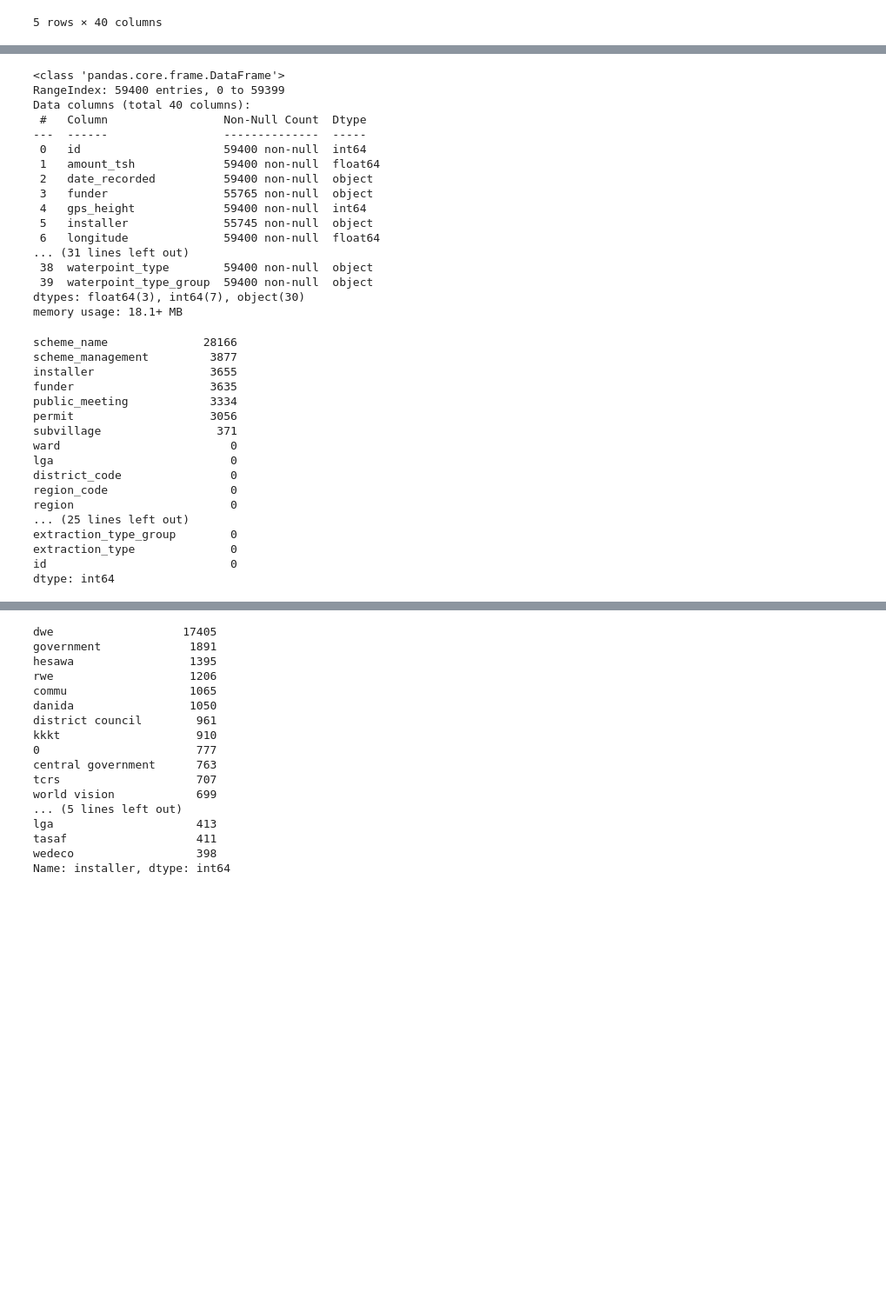
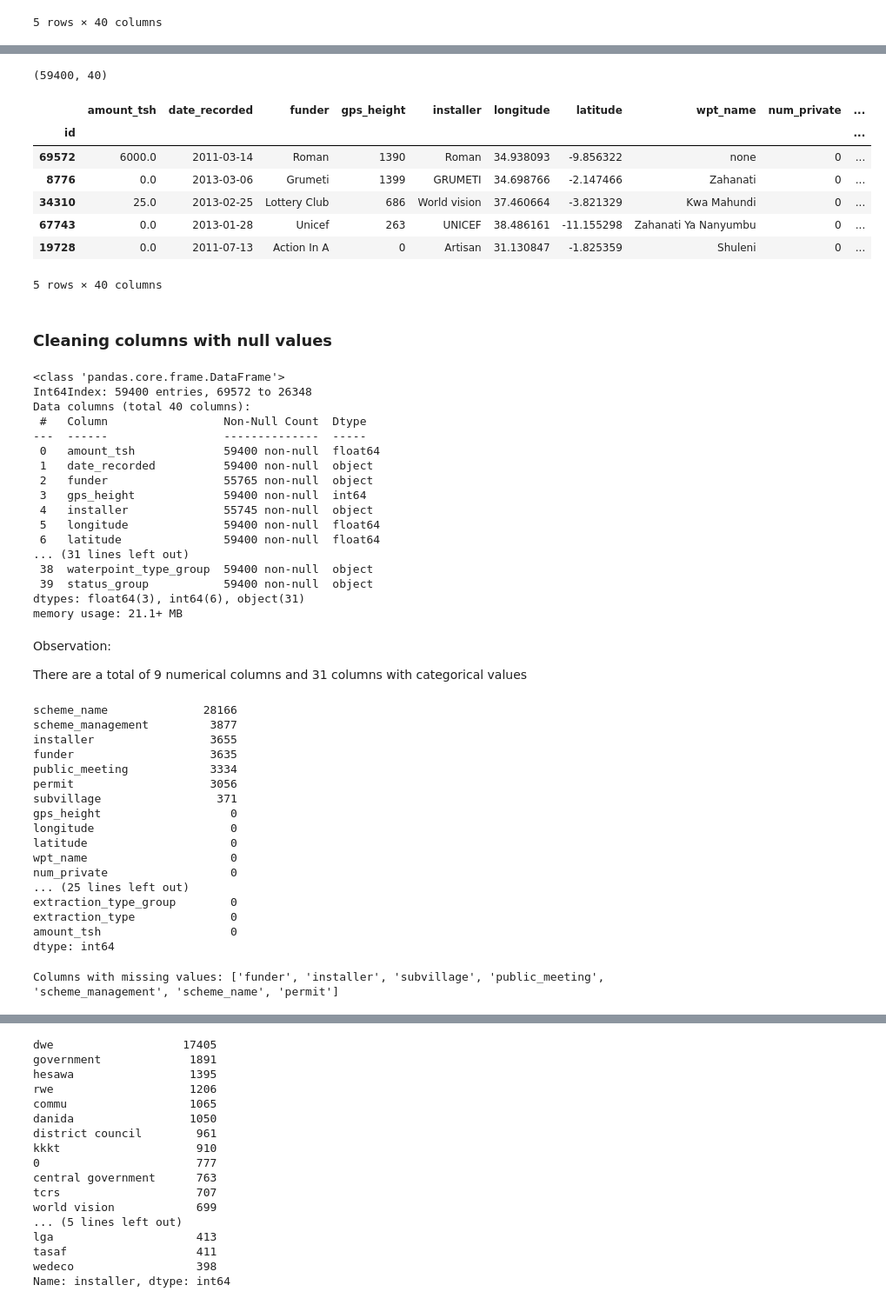
Before and after one commit to sharleneateyo/phase_3_project, a Jupyter notebook: notebook.ipynb, the cells around one changed output, grey strips where cells are left out. Shown at 87% size. Cells and saved outputs as stored; diff of their text form; code cells hidden in the pictures; blank space fills up the shorter version.

Commit message:
advanced data cleaning

```diff
--- a/notebook.ipynb
+++ b/notebook.ipynb
@@ -117,28 +112,54 @@ The training set values has 59400 records and 2 features
 The training set values has 14850 records and 40 features
+# %%
+# joining training labels and training values df
+train_df= pd.concat([trainig_values_df, training_labels_df], axis= 1)
+# %%
+# checking the shape of the joined data
+train_df.shape
+# %% [output]
+(59400, 40)
+# %%
+# checking the df
+train_df.head()
+# %% [output]
+|  | amount_tsh | date_recorded | funder | gps_height | installer | longitude | latitude | wpt_name | num_private | ... |
+| id |  |  |  |  |  |  |  |  |  | ... |
+| 69572 | 6000.0 | 2011-03-14 | Roman | 1390 | Roman | 34.938093 | -9.856322 | none | 0 | ... |
+| 8776 | 0.0 | 2013-03-06 | Grumeti | 1399 | GRUMETI | 34.698766 | -2.147466 | Zahanati | 0 | ... |
+| 34310 | 25.0 | 2013-02-25 | Lottery Club | 686 | World vision | 37.460664 | -3.821329 | Kwa Mahundi | 0 | ... |
+| 67743 | 0.0 | 2013-01-28 | Unicef | 263 | UNICEF | 38.486161 | -11.155298 | Zahanati Ya Nanyumbu | 0 | ... |
+| 19728 | 0.0 | 2011-07-13 | Action In A | 0 | Artisan | 31.130847 | -1.825359 | Shuleni | 0 | ... |
+5 rows × 40 columns
+# %% [markdown]
+### Cleaning columns with null values
 # %%
 # checking datatypes
-trainig_values_df.info()
+train_df.info()
 # %% [output]
 <class 'pandas.core.frame.DataFrame'>
-RangeIndex: 59400 entries, 0 to 59399
+Int64Index: 59400 entries, 69572 to 26348
 Data columns (total 40 columns):
  #   Column                 Non-Null Count  Dtype
 ---  ------                 --------------  -----
- 0   id                     59400 non-null  int64
- 1   amount_tsh             59400 non-null  float64
- 2   date_recorded          59400 non-null  object
- 3   funder                 55765 non-null  object
- 4   gps_height             59400 non-null  int64
- 5   installer              55745 non-null  object
- 6   longitude              59400 non-null  float64
+ 0   amount_tsh             59400 non-null  float64
+ 1   date_recorded          59400 non-null  object
+ 2   funder                 55765 non-null  object
+ 3   gps_height             59400 non-null  int64
+ 4   installer              55745 non-null  object
+ 5   longitude              59400 non-null  float64
+ 6   latitude               59400 non-null  float64
 ... (31 lines left out)
- 38  waterpoint_type        59400 non-null  object
- 39  waterpoint_type_group  59400 non-null  object
-dtypes: float64(3), int64(7), object(30)
-memory usage: 18.1+ MB
+ 38  waterpoint_type_group  59400 non-null  object
+ 39  status_group           59400 non-null  object
+dtypes: float64(3), int64(6), object(31)
+memory usage: 21.1+ MB
+# %% [markdown]
+Observation:
+
+There are a total of 9 numerical columns and 31 columns with categorical values
 # %%
 # checking for missing values in training set values df
-missing_values= trainig_values_df.isna().sum()
+missing_values= train_df.isna().sum()
 
 missing_counts= missing_values.sort_values(ascending= False)
 missing_counts
@@ -150,16 +171,23 @@ funder                    3635
 public_meeting            3334
 permit                    3056
 subvillage                 371
-ward                         0
-lga                          0
-district_code                0
-region_code                  0
-region                       0
+gps_height                   0
+longitude                    0
+latitude                     0
+wpt_name                     0
+num_private                  0
 ... (25 lines left out)
 extraction_type_group        0
 extraction_type              0
-id                           0
+amount_tsh                   0
 dtype: int64
+# %%
+# checking columns with the missing values
+missing_cols = train_df.columns[train_df.isnull().any()].tolist()
+
+print(f"Columns with missing values: {missing_cols}")
+# %% [output]
+Columns with missing values: ['funder', 'installer', 'subvillage', 'public_meeting', 'scheme_management', 'scheme_name', 'permit']
 # %% [markdown]
 Observation:
 
```
Also changed, not shown: parts of 18 cells of this notebook.
